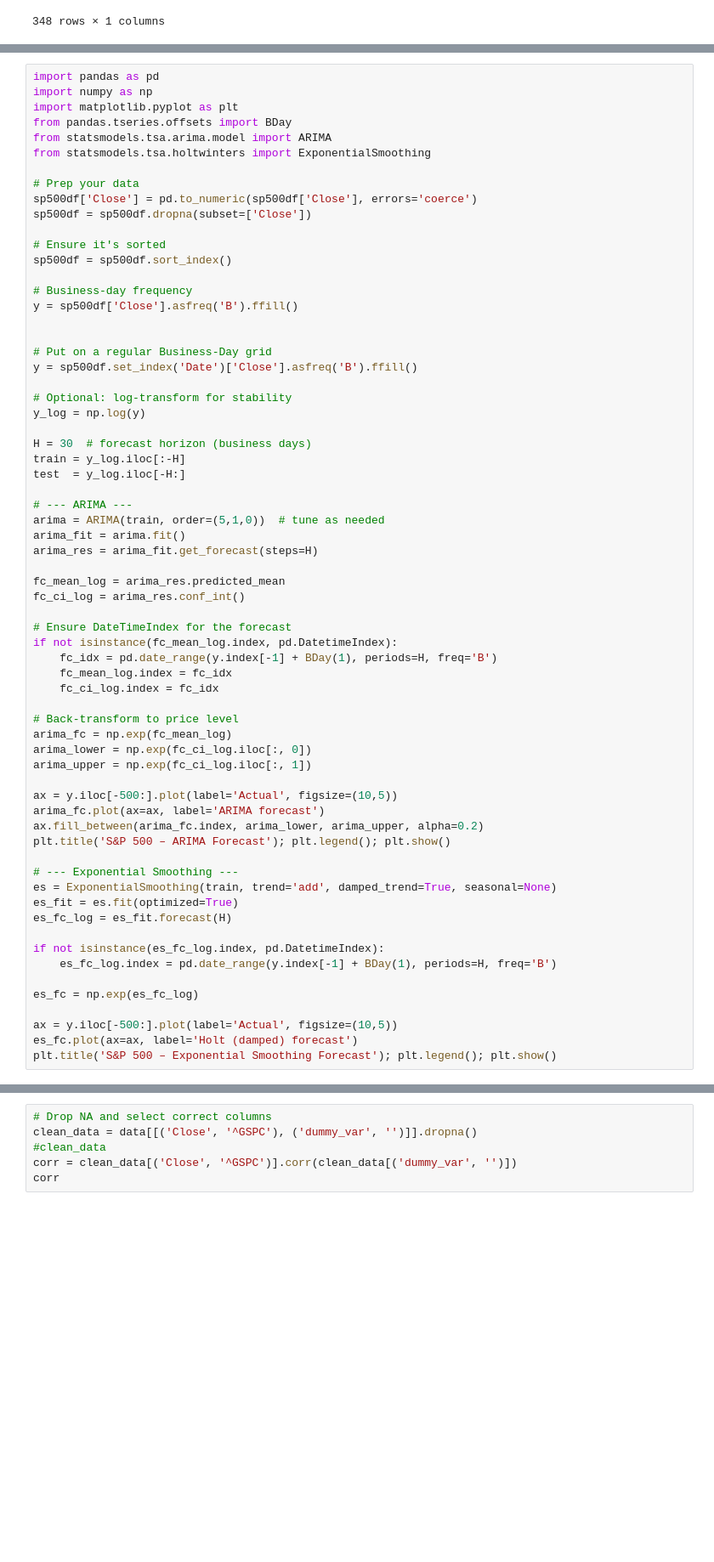
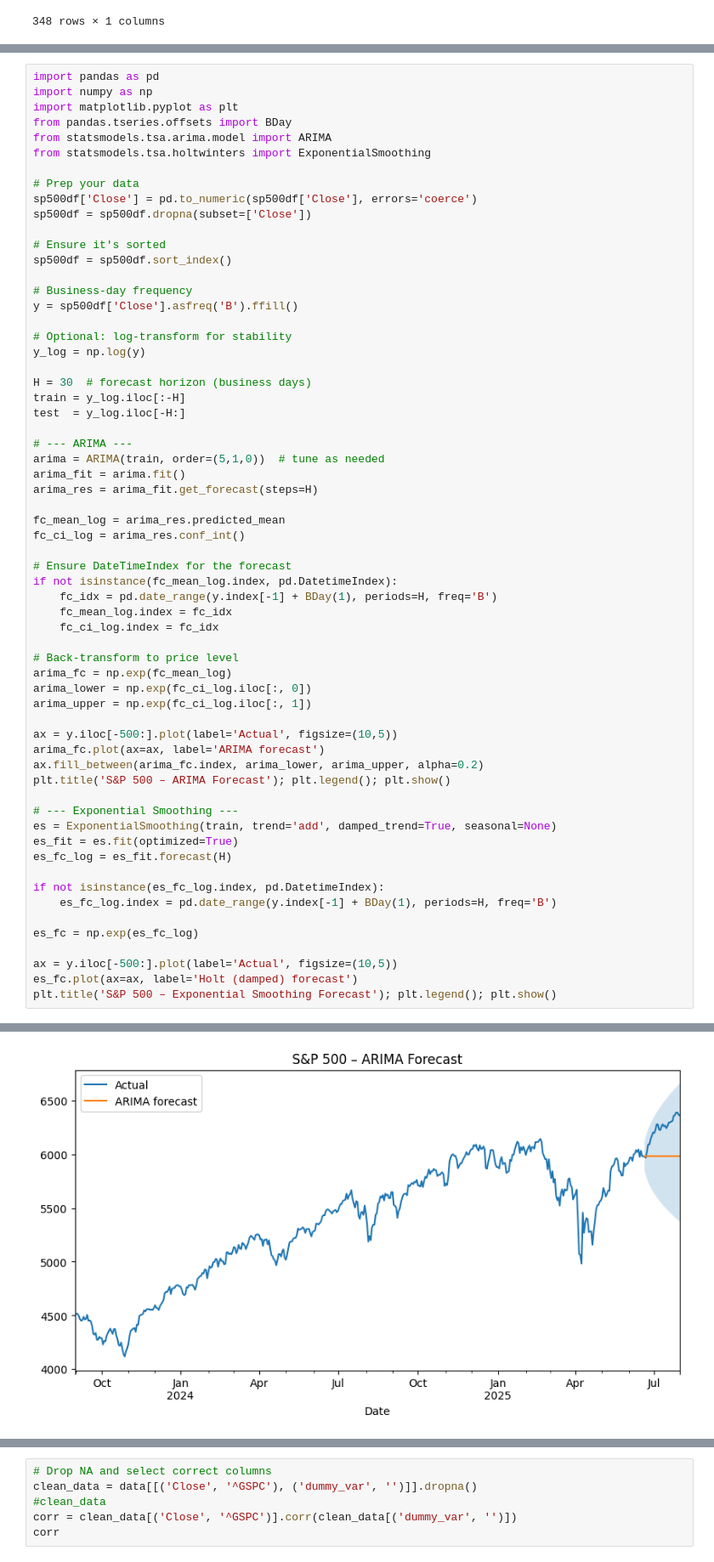
Before and after one commit to d3lyan/UNWE, a Jupyter notebook: Thesis.ipynb, the cells around one changed output, grey strips where cells are left out. Shown at 85% size. Saved outputs shown, nothing was run; the diff lists cells and outputs as text; blank space fills up the shorter version.

```diff
--- a/Thesis.ipynb
+++ b/Thesis.ipynb
@@ -144,10 +144,6 @@ sp500df = sp500df.sort_index()
 
 # Business-day frequency
 y = sp500df['Close'].asfreq('B').ffill()
-
-
-# Put on a regular Business-Day grid
-y = sp500df.set_index('Date')['Close'].asfreq('B').ffill()
 
 # Optional: log-transform for stability
 y_log = np.log(y)
@@ -197,0 +193 @@ KeyError: "None of ['Date'] are in the columns"
+[figure, added]
```
Also changed, not shown: parts of 1 cell of this notebook.
